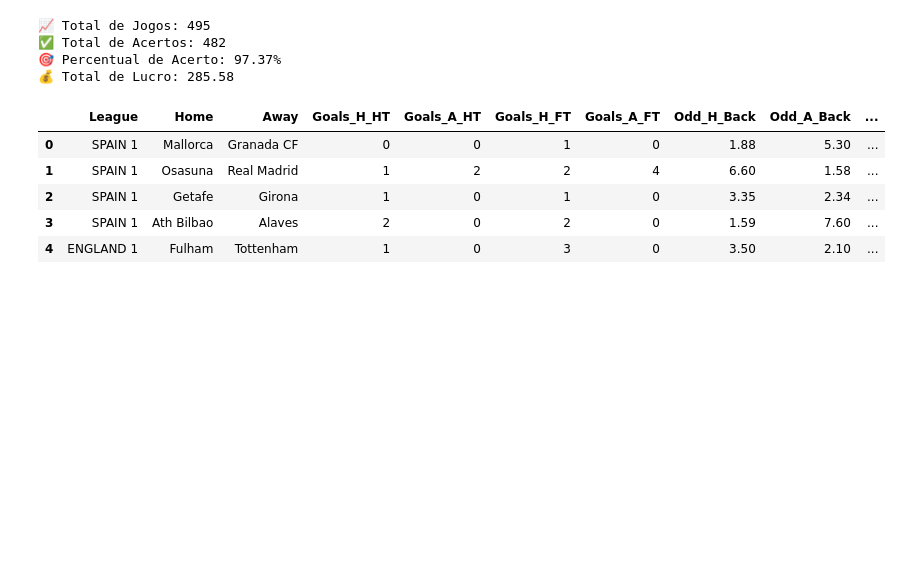
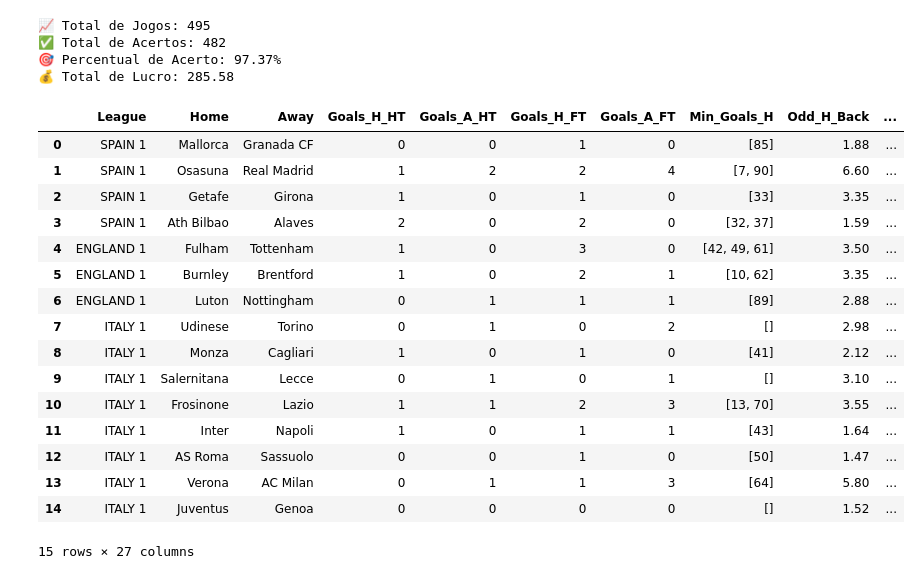
Before and after one commit to Prog-LucasAlves/FUT_PYTHON, a Jupyter notebook: test_estrat/TEBF002/TEBF002.ipynb, the cells around one changed output. Cells and saved outputs as stored; diff of their text form; code cells hidden in the pictures; blank space fills up the shorter version.

```diff
--- a/test_estrat/TEBF002.ipynb
+++ b/test_estrat/TEBF002/TEBF002.ipynb
@@ -7,7 +7,7 @@ import numpy as np
 data = pd.read_csv("../data_total/dados_betfair.csv", sep=";")
 # %%
 # Filtar colunas para análise
-datatest = data[['League', 'Home', 'Away', 'Goals_H_HT', 'Goals_A_HT', 'Goals_H_FT', 'Goals_A_FT', 'Odd_H_Back', 'Odd_A_Back', 'Odd_CS_0x1_Lay']].copy()
+datatest = data[['League', 'Home', 'Away', 'Goals_H_HT', 'Goals_A_HT', 'Goals_H_FT', 'Goals_A_FT', 'Min_Goals_H', 'Odd_H_Back', 'Odd_A_Back', 'Odd_CS_0x1_Lay']].copy()
 
 #datatest.to_csv("TEBF002_Lay_0x1.csv", sep=";", index=False)
 
@@ -24,5 +24,22 @@ datatest['Profit'] = round(datatest.apply(lambda row:
     else STAKE * (1 - COMISSAO),
     axis=1), 2)
 
+# Adicionar coluna com o minuto do primeiro gol
+datatest['Min_Goal_0x0'] = np.where(
+    (datatest['Goals_H_HT'] == 0) & (datatest['Goals_A_HT'] == 0),
+    datatest['Min_Goals_H'].apply(lambda x: x[1:3] if len(x) > 0 else 0),
+    0
+)
+
+# Alterar [ para 0
+datatest['Min_Goal_0x0'] = datatest['Min_Goal_0x0'].str.replace(']', '0')
+
+# Alterar NaN para 0
+datatest['Min_Goal_0x0'] = datatest['Min_Goal_0x0'].fillna(0)
+
+# Transformar a coluna em inteiro
+datatest['Min_Goal_0x0'] = datatest['Min_Goal_0x0'].astype(int)
+
+
 datatest.head(15)
 # %% [output]
@@ -210,40 +227,73 @@ condicoes = [
     # Linha 9
     ((datatest['Odd_H_Back'].between(2.10, 2.49)) &
      (datatest['Odd_A_Back'].between(4.00, 4.99)) &
      (datatest['Odd_CS_0x1_Lay'].between(11.0, 11.9))),
 
     # Linha 10
     ((datatest['Odd_H_Back'].between(2.10, 2.49)) &
      (datatest['Odd_A_Back'].between(3.50, 3.99)) &
      (datatest['Odd_CS_0x1_Lay'].between(16.0, 17.9)))
 ]
 
 # Aplicar as condições: Bet = 1 se qualquer uma das condições for verdadeira
 datatest['Bet'] = np.where(pd.concat(condicoes, axis=1).any(axis=1), 1, 0)
 
 # Calcular o lucro para cada jogo com base nas condições
 datatest['PL'] = np.where(
     (datatest['Bet'] == 1) & (datatest['WCS'] == 1),
     datatest['Profit'],
     np.where(
         (datatest['Bet'] == 1) & (datatest['WCS'] == 0),
         - datatest['Odd_CS_0x1_Lay'] + 1,
         0
     )
 )
 
 datatest['PL_ACC'] = datatest['PL'].cumsum()
 
-datatest.head()
+# Jogos No HT diferente de 0x0
+datatest['HT_Dif_0x0'] = np.where((datatest['Goals_H_HT'] == 0) & (datatest['Goals_A_HT'] == 0), 1, 0)
+
+# Jogos No HT diferente de 0x1
+datatest['HT_Dif_0x1'] = np.where((datatest['Goals_H_HT'] == 0) & (datatest['Goals_A_HT'] == 1), 1, 0)
+
+# Jogos no HT sem ser 0x0 ou 0x1
+datatest['HT_Dif_0x0_0x1'] = np.where((datatest['HT_Dif_0x0'] == 1) | (datatest['HT_Dif_0x1'] == 1), 0, 1)
+
+# Jogos no FT 0x0
+datatest['FT_Dif_0x0'] = np.where((datatest['Goals_H_FT'] == 0) & (datatest['Goals_A_FT'] == 0), 1, 0)
+
+# Jogos no FT 0x1
+datatest['FT_Dif_0x1'] = np.where((datatest['Goals_H_FT'] == 0) & (datatest['Goals_A_FT'] == 1), 1, 0)
+
+# Jogos mo HT 0x0 e no FT 0x1
+datatest['HT_0x0_FT_0x1'] = np.where((datatest['HT_Dif_0x0'] == 1) & (datatest['FT_Dif_0x1'] == 1), 1, 0)
+
+# Jogos no HT 0x1 e diferente no FT
+datatest['HT_0x1_FT_Dif_0x1'] = np.where((datatest['HT_Dif_0x1'] == 1) & (datatest['FT_Dif_0x1'] == 0), 1, 0)
+
+
+datatest.head(15)
 
 #datatest.to_csv("TEBF002_Lay_0x1_ANALISE.csv", sep=";", index=False)
 # %% [output]
-|  | League | Home | Away | Goals_H_HT | Goals_A_HT | Goals_H_FT | Goals_A_FT | Odd_H_Back | Odd_A_Back | ... |
-| 0 | SPAIN 1 | Mallorca | Granada CF | 0 | 0 | 1 | 0 | 1.88 | 5.30 | ... |
-| 1 | SPAIN 1 | Osasuna | Real Madrid | 1 | 2 | 2 | 4 | 6.60 | 1.58 | ... |
-| 2 | SPAIN 1 | Getafe | Girona | 1 | 0 | 1 | 0 | 3.35 | 2.34 | ... |
-| 3 | SPAIN 1 | Ath Bilbao | Alaves | 2 | 0 | 2 | 0 | 1.59 | 7.60 | ... |
-| 4 | ENGLAND 1 | Fulham | Tottenham | 1 | 0 | 3 | 0 | 3.50 | 2.10 | ... |
+|  | League | Home | Away | Goals_H_HT | Goals_A_HT | Goals_H_FT | Goals_A_FT | Min_Goals_H | Odd_H_Back | ... |
+| 0 | SPAIN 1 | Mallorca | Granada CF | 0 | 0 | 1 | 0 | [85] | 1.88 | ... |
+| 1 | SPAIN 1 | Osasuna | Real Madrid | 1 | 2 | 2 | 4 | [7, 90] | 6.60 | ... |
+| 2 | SPAIN 1 | Getafe | Girona | 1 | 0 | 1 | 0 | [33] | 3.35 | ... |
+| 3 | SPAIN 1 | Ath Bilbao | Alaves | 2 | 0 | 2 | 0 | [32, 37] | 1.59 | ... |
+| 4 | ENGLAND 1 | Fulham | Tottenham | 1 | 0 | 3 | 0 | [42, 49, 61] | 3.50 | ... |
+| 5 | ENGLAND 1 | Burnley | Brentford | 1 | 0 | 2 | 1 | [10, 62] | 3.35 | ... |
+| 6 | ENGLAND 1 | Luton | Nottingham | 0 | 1 | 1 | 1 | [89] | 2.88 | ... |
+| 7 | ITALY 1 | Udinese | Torino | 0 | 1 | 0 | 2 | [] | 2.98 | ... |
+| 8 | ITALY 1 | Monza | Cagliari | 1 | 0 | 1 | 0 | [41] | 2.12 | ... |
+| 9 | ITALY 1 | Salernitana | Lecce | 0 | 1 | 0 | 1 | [] | 3.10 | ... |
+| 10 | ITALY 1 | Frosinone | Lazio | 1 | 1 | 2 | 3 | [13, 70] | 3.55 | ... |
+| 11 | ITALY 1 | Inter | Napoli | 1 | 0 | 1 | 1 | [43] | 1.64 | ... |
+| 12 | ITALY 1 | AS Roma | Sassuolo | 0 | 0 | 1 | 0 | [50] | 1.47 | ... |
+| 13 | ITALY 1 | Verona | AC Milan | 0 | 1 | 1 | 3 | [64] | 5.80 | ... |
+| 14 | ITALY 1 | Juventus | Genoa | 0 | 0 | 0 | 0 | [] | 1.52 | ... |
+15 rows × 27 columns
 # %%
 # Total de jogos
 total_jogos = datatest['Bet'].sum()
```
Also changed, not shown: parts of 3 cells of this notebook, 4 other files.
